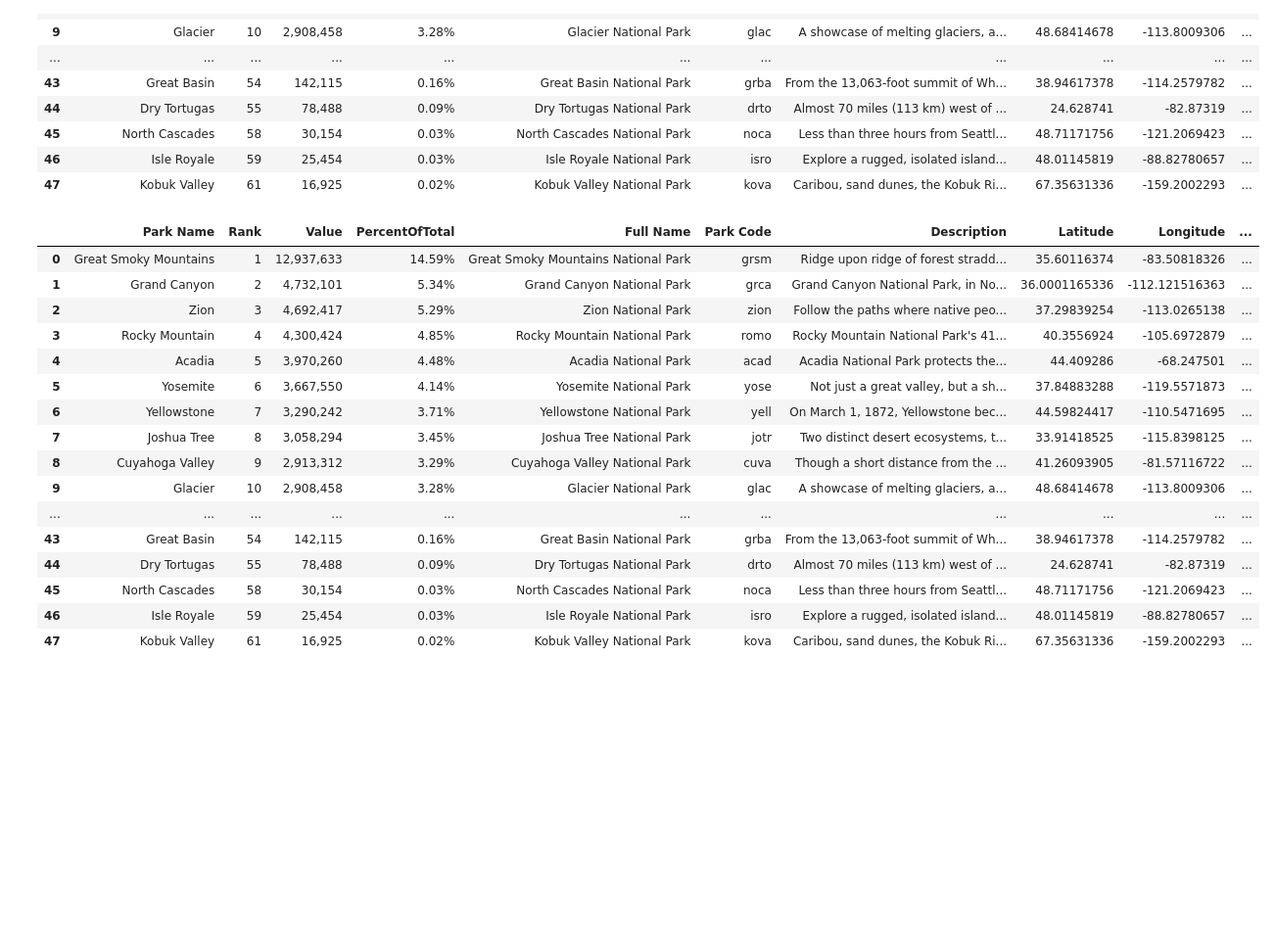
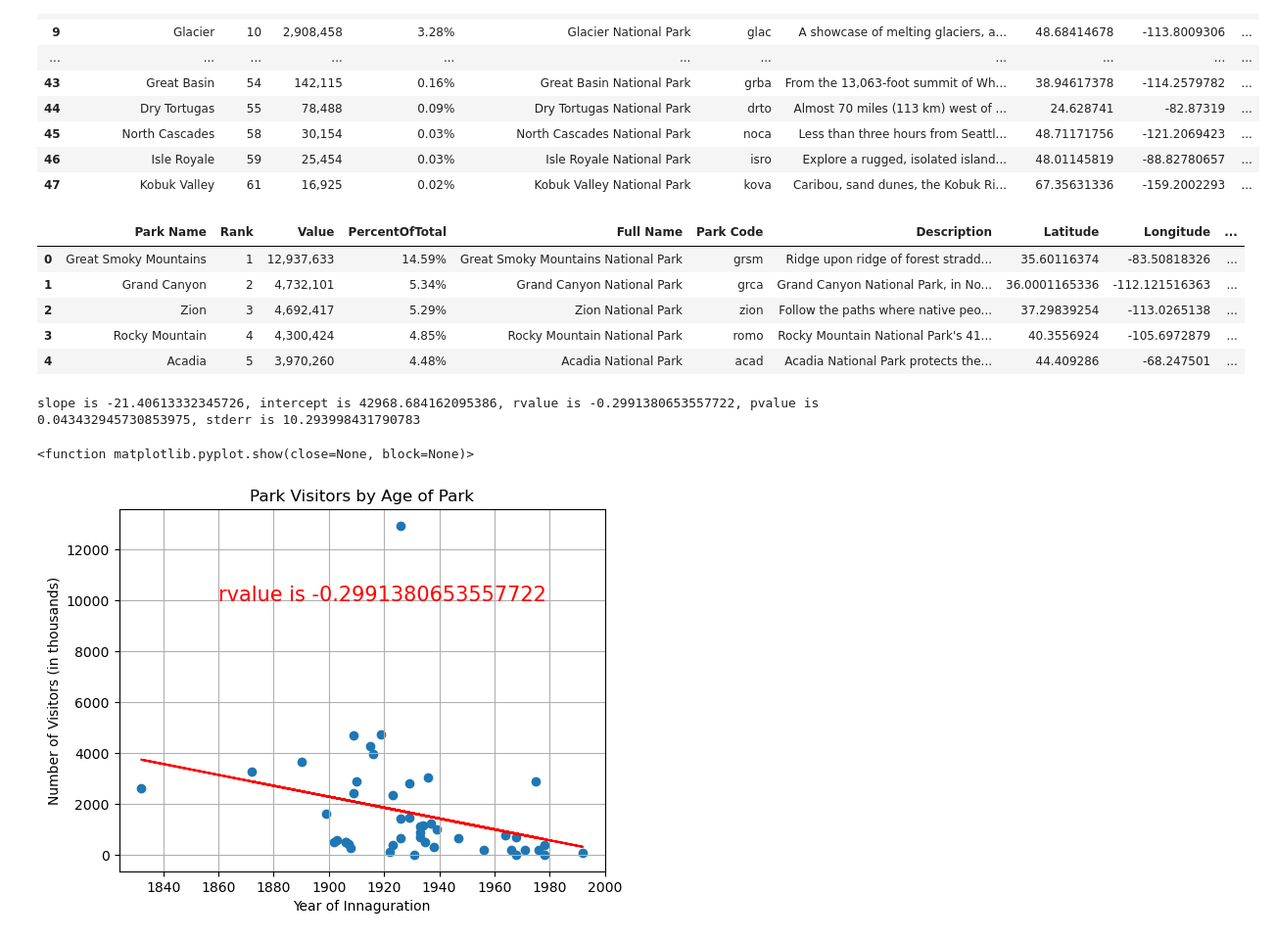
Before and after one commit to JessicaRBailey/Group_CA, a Jupyter notebook: Park_History/park_history.ipynb, the cells around one changed output. Shown at 98% size. Saved outputs shown, nothing was run; the diff lists cells and outputs as text; code cells hidden in the pictures; blank space fills up the shorter version.

```diff
--- a/Park_History/park_history.ipynb
+++ b/Park_History/park_history.ipynb
@@ -21,9 +25,11 @@ clean_national_parks_opening_dates = national_parks_opening_dates_df[~national_p
 
 clean_national_parks_opening_dates['Park Name'] = clean_national_parks_opening_dates['Park Name and Location'].str.split(',').str[0]
 
-parks_openings = clean_national_parks_opening_dates.drop(['Park Name and Location'], axis=1)
+clean_national_parks_opening_dates_final = clean_national_parks_opening_dates.drop(['Park Name and Location'], axis=1)
+
+parks_openings = clean_national_parks_opening_dates_final.replace(' National Park', "", regex=True)
 
 parks_openings.reset_index(drop=True, inplace=True)
 
-parks_openings['Year'].astype('int64')
+parks_openings
 # %% [output]
@@ -135,7 +153,6 @@ combined_park_data_df.dropna(how='any', inplace=True)
 
 print(len(combined_park_data_df))
 combined_park_data_df.reset_index(drop=True, inplace=True)
-combined_park_data_df['Year']=""
 combined_park_data_df
 # %% [output]
 48
@@ -159,25 +176,41 @@ combined_park_data_df
 # %%
 #combine park data with founding date
 
 combined_park_and_history_data_df = combined_park_data_df.merge(parks_openings, on='Park Name', how='left')
 combined_park_and_history_data_df.reset_index(drop=True, inplace=True)
 
-combined_park_and_history_data_df
+combined_park_and_history_data_df.dropna(how='any', inplace=True)
+
+combined_park_and_history_data_df.head()
 # %% [output]
 |  | Park Name | Rank | Value | PercentOfTotal | Full Name | Park Code | Description | Latitude | Longitude | ... |
 | 0 | Great Smoky Mountains | 1 | 12,937,633 | 14.59% | Great Smoky Mountains National Park | grsm | Ridge upon ridge of forest stradd... | 35.60116374 | -83.50818326 | ... |
 | 1 | Grand Canyon | 2 | 4,732,101 | 5.34% | Grand Canyon National Park | grca | Grand Canyon National Park, in No... | 36.0001165336 | -112.121516363 | ... |
 | 2 | Zion | 3 | 4,692,417 | 5.29% | Zion National Park | zion | Follow the paths where native peo... | 37.29839254 | -113.0265138 | ... |
 | 3 | Rocky Mountain | 4 | 4,300,424 | 4.85% | Rocky Mountain National Park | romo | Rocky Mountain National Park's 41... | 40.3556924 | -105.6972879 | ... |
 | 4 | Acadia | 5 | 3,970,260 | 4.48% | Acadia National Park | acad | Acadia National Park protects the... | 44.409286 | -68.247501 | ... |
-| 5 | Yosemite | 6 | 3,667,550 | 4.14% | Yosemite National Park | yose | Not just a great valley, but a sh... | 37.84883288 | -119.5571873 | ... |
-| 6 | Yellowstone | 7 | 3,290,242 | 3.71% | Yellowstone National Park | yell | On March 1, 1872, Yellowstone bec... | 44.59824417 | -110.5471695 | ... |
-| 7 | Joshua Tree | 8 | 3,058,294 | 3.45% | Joshua Tree National Park | jotr | Two distinct desert ecosystems, t... | 33.91418525 | -115.8398125 | ... |
-| 8 | Cuyahoga Valley | 9 | 2,913,312 | 3.29% | Cuyahoga Valley National Park | cuva | Though a short distance from the ... | 41.26093905 | -81.57116722 | ... |
-| 9 | Glacier | 10 | 2,908,458 | 3.28% | Glacier National Park | glac | A showcase of melting glaciers, a... | 48.68414678 | -113.8009306 | ... |
-| ... | ... | ... | ... | ... | ... | ... | ... | ... | ... | ... |
-| 43 | Great Basin | 54 | 142,115 | 0.16% | Great Basin National Park | grba | From the 13,063-foot summit of Wh... | 38.94617378 | -114.2579782 | ... |
-| 44 | Dry Tortugas | 55 | 78,488 | 0.09% | Dry Tortugas National Park | drto | Almost 70 miles (113 km) west of ... | 24.628741 | -82.87319 | ... |
-| 45 | North Cascades | 58 | 30,154 | 0.03% | North Cascades National Park | noca | Less than three hours from Seattl... | 48.71171756 | -121.2069423 | ... |
-| 46 | Isle Royale | 59 | 25,454 | 0.03% | Isle Royale National Park | isro | Explore a rugged, isolated island... | 48.01145819 | -88.82780657 | ... |
-| 47 | Kobuk Valley | 61 | 16,925 | 0.02% | Kobuk Valley National Park | kova | Caribou, sand dunes, the Kobuk Ri... | 67.35631336 | -159.2002293 | ... |
+# %%
+x_values = combined_park_and_history_data_df["Year"].astype('int')
+visitors = combined_park_and_history_data_df["Value"].str.replace(",", "").astype('float')
+y_values = visitors/1000
+
+
+plt.scatter(x_values, y_values )
+
+plt.title("Park Visitors by Age of Park")
+plt.ylabel("Number of Visitors (in thousands)")
+plt.xlabel("Year of Innaguration")
+plt.grid(True)
+
+(slope, intercept, rvalue, pvalue, stderr) = linregress(x_values, y_values)
+regress_values = x_values * slope + intercept
+line_eq = "y = " + str(round(slope,2)) + "x + " + str(round(intercept,2))
+plt.plot(x_values,regress_values,"r-")
+plt.annotate(f"rvalue is {rvalue}",(1860,10000),fontsize=15,color="red")
+
+print(f"slope is {slope}, intercept is {intercept}, rvalue is {rvalue}, pvalue is {pvalue}, stderr is {stderr}")
+plt.show
+# %% [output]
+slope is -21.40613332345726, intercept is 42968.684162095386, rvalue is -0.2991380653557722, pvalue is 0.043432945730853975, stderr is 10.293998431790783
+<function matplotlib.pyplot.show(close=None, block=None)>
+[figure, added]
```
Also changed, not shown: parts of 2 cells of this notebook.
